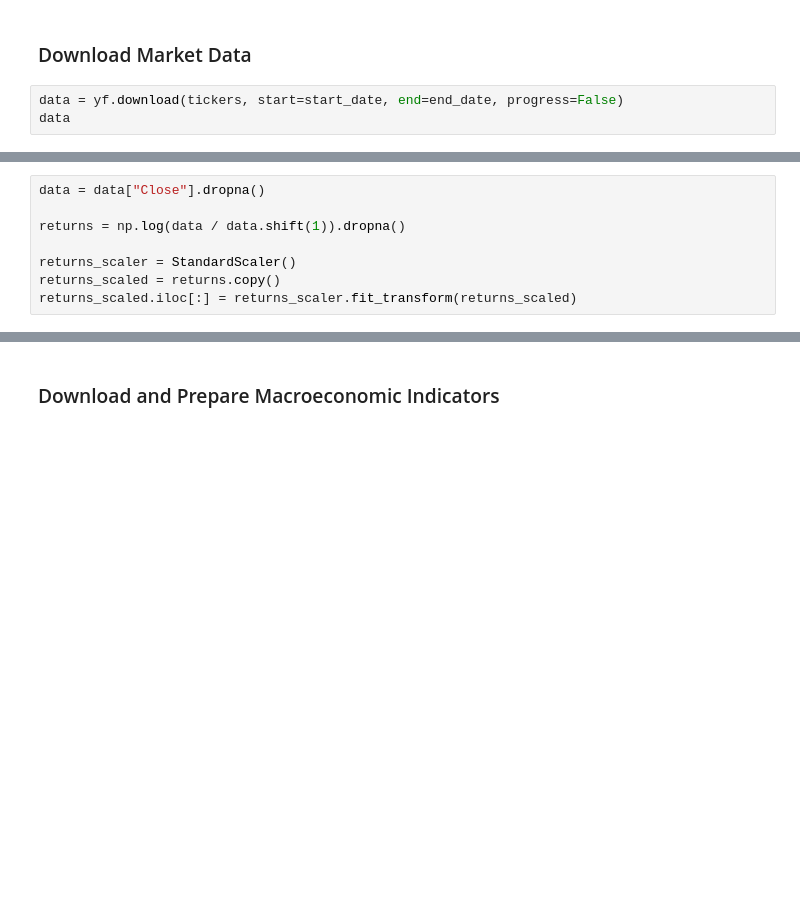
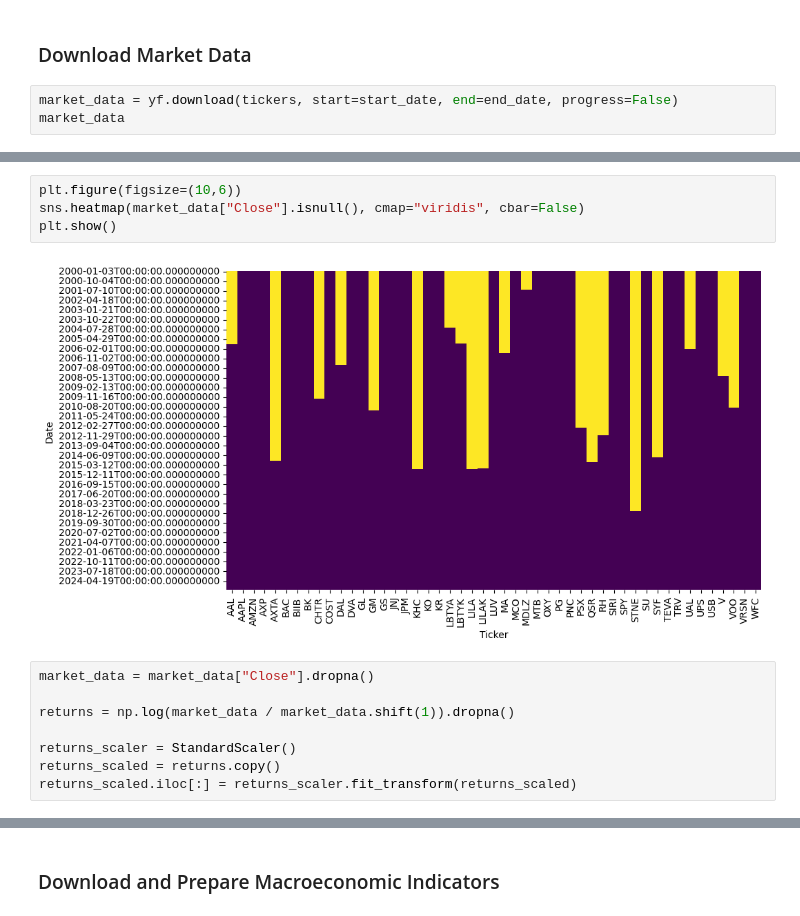
Before and after one commit to GioanZ/Portfolio-Stress-Testing-with-Deep-Generative-Models, a Jupyter notebook: stress_testing.ipynb, the cells around one changed output, grey strips where cells are left out. Saved outputs shown, nothing was run; the diff lists cells and outputs as text; blank space fills up the shorter version.

Commit message:
adde graph code

```diff
--- a/stress_testing.ipynb
+++ b/stress_testing.ipynb
@@ -84,6 +77,6 @@ end_date = "2025-01-01"
 # %% [markdown]
 ### Download Market Data
 # %%
-data = yf.download(tickers, start=start_date, end=end_date, progress=False)
-data
+market_data = yf.download(tickers, start=start_date, end=end_date, progress=False)
+market_data
 # %% [output]
@@ -106,7 +98,13 @@ YF.download() has changed argument auto_adjust default to True
+# %%
+plt.figure(figsize=(10,6))
+sns.heatmap(market_data["Close"].isnull(), cmap="viridis", cbar=False)
+plt.show()
+# %% [output]
+[figure, added]
 # %%
-data = data["Close"].dropna()
+market_data = market_data["Close"].dropna()
 
-returns = np.log(data / data.shift(1)).dropna()
+returns = np.log(market_data / market_data.shift(1)).dropna()
 
 returns_scaler = StandardScaler()
 returns_scaled = returns.copy()
```
Also changed, not shown: parts of 10 cells of this notebook.
